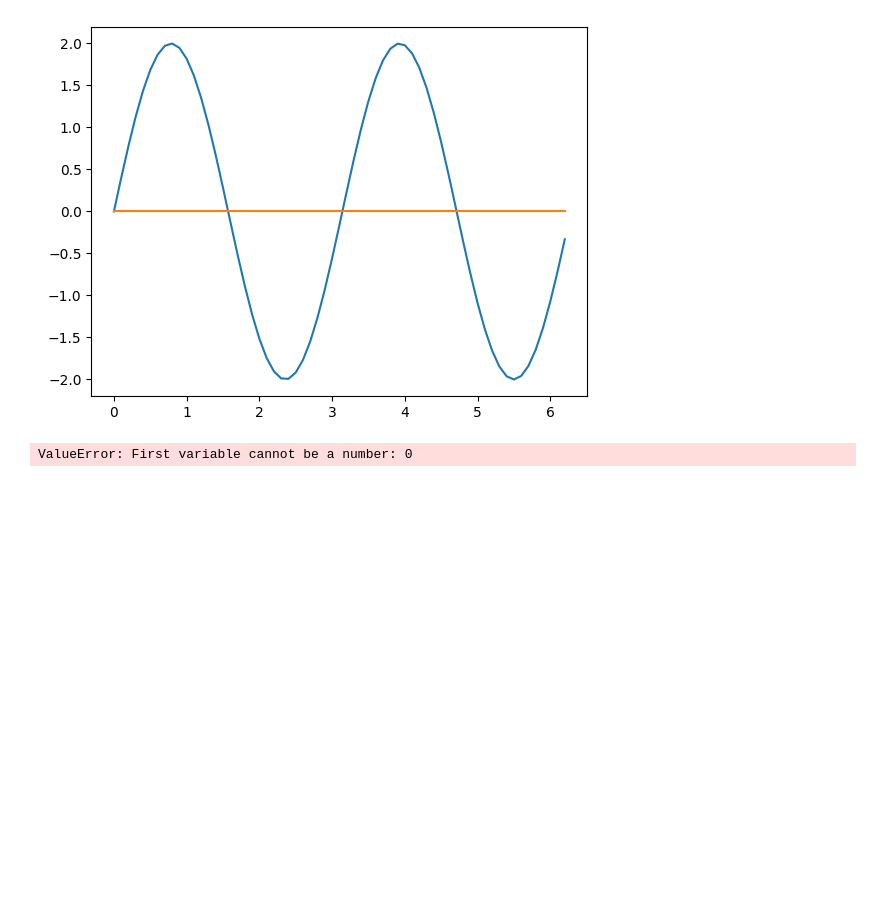
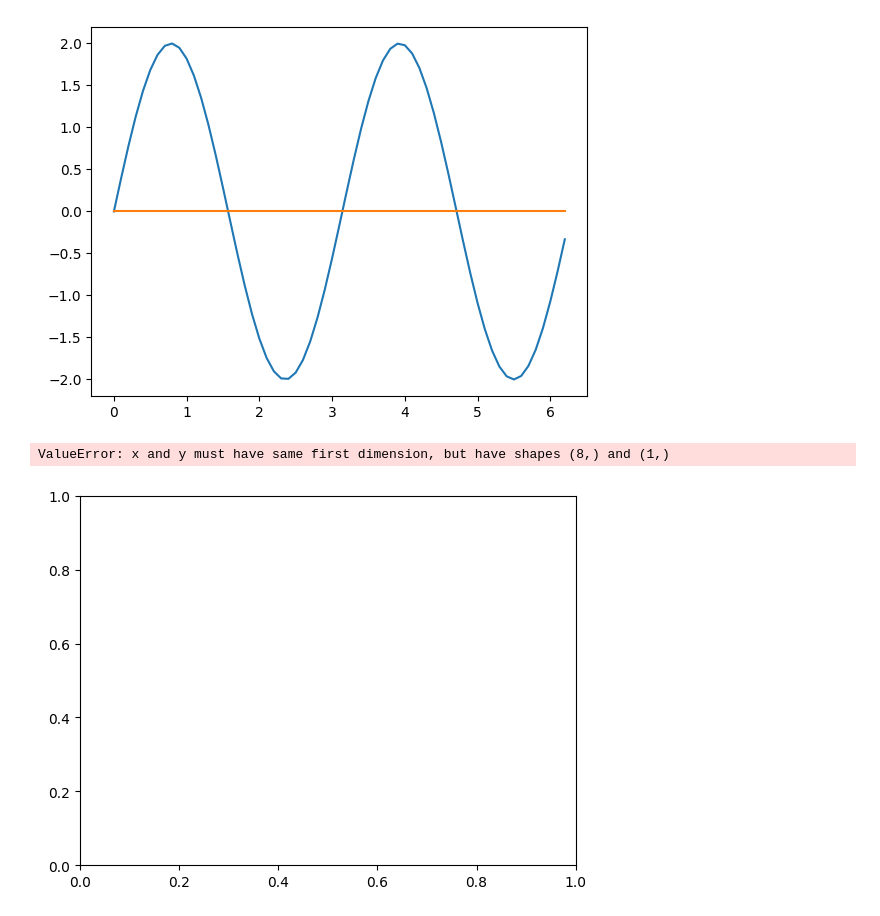
Before and after one commit to shergarx/Practica_1_Difs, a Jupyter notebook: Practica1.ipynb, the cells around one changed output. Cells and saved outputs as stored; diff of their text form; code cells hidden in the pictures; blank space fills up the shorter version.

```diff
--- a/Practica1.ipynb
+++ b/Practica1.ipynb
@@ -16,6 +16,9 @@ plt.plot(u,a)
 # %%
 x = sympy.Symbol('x')
 t = sympy.Symbol('t')
-dif1 = 0.5 * x.diff(x.diff(t)) + 2*x
+dif1 = 0.5 * x.diff(t,2) + 2*x # NUEVO
+ej = np.arange(0,2*np.pi, np.pi/4)
+plt.plot(ej,dif1)
 # %% [output]
-ValueError: First variable cannot be a number: 0
+ValueError: x and y must have same first dimension, but have shapes (8,) and (1,)
+[figure, added]
```
Also changed, not shown: parts of 1 cell of this notebook.
